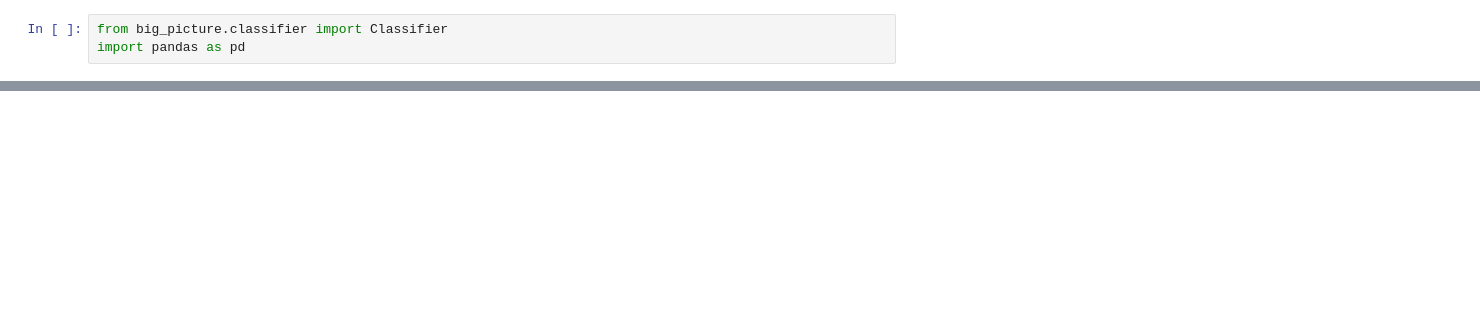
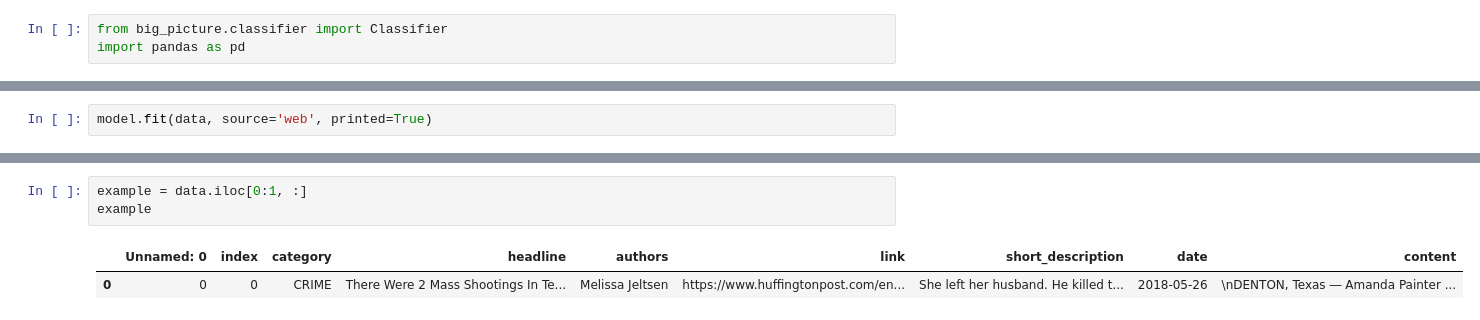
Before and after one commit to archifreitas/big_picture, a Jupyter notebook: notebooks/newsapi_freitas.ipynb, the cells around one changed output, grey strips where cells are left out. Drawn from its saved outputs; the diff is of its cells as text; blank space fills up the shorter version.

```diff
--- a/notebooks/newsapi_freitas.ipynb
+++ b/notebooks/newsapi_freitas.ipynb
@@ -924,0 +926,2 @@ TypeError: data_prep() got multiple values for argument 'source'
+# %%
+model.fit(data, source='web', printed=True)
@@ -924,0 +946,6 @@ TypeError: data_prep() got multiple values for argument 'source'
+# %%
+example = data.iloc[0:1, :]
+example
+# %% [output]
+|  | Unnamed: 0 | index | category | headline | authors | link | short_description | date | content |
+| 0 | 0 | 0 | CRIME | There Were 2 Mass Shootings In Te... | Melissa Jeltsen | https://www.huffingtonpost.com/en... | She left her husband. He killed t... | 2018-05-26 | \nDENTON, Texas ― Amanda Painter ... |
```
Also changed, not shown: parts of 12 cells of this notebook, 1 other file.
